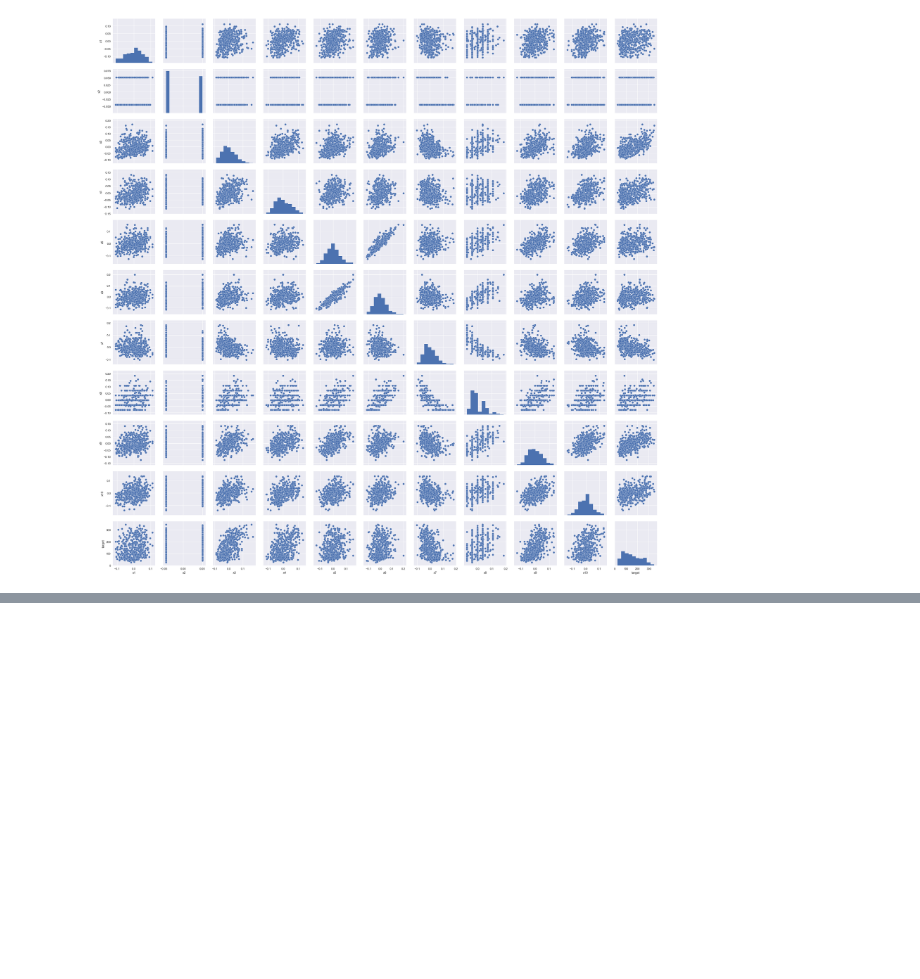
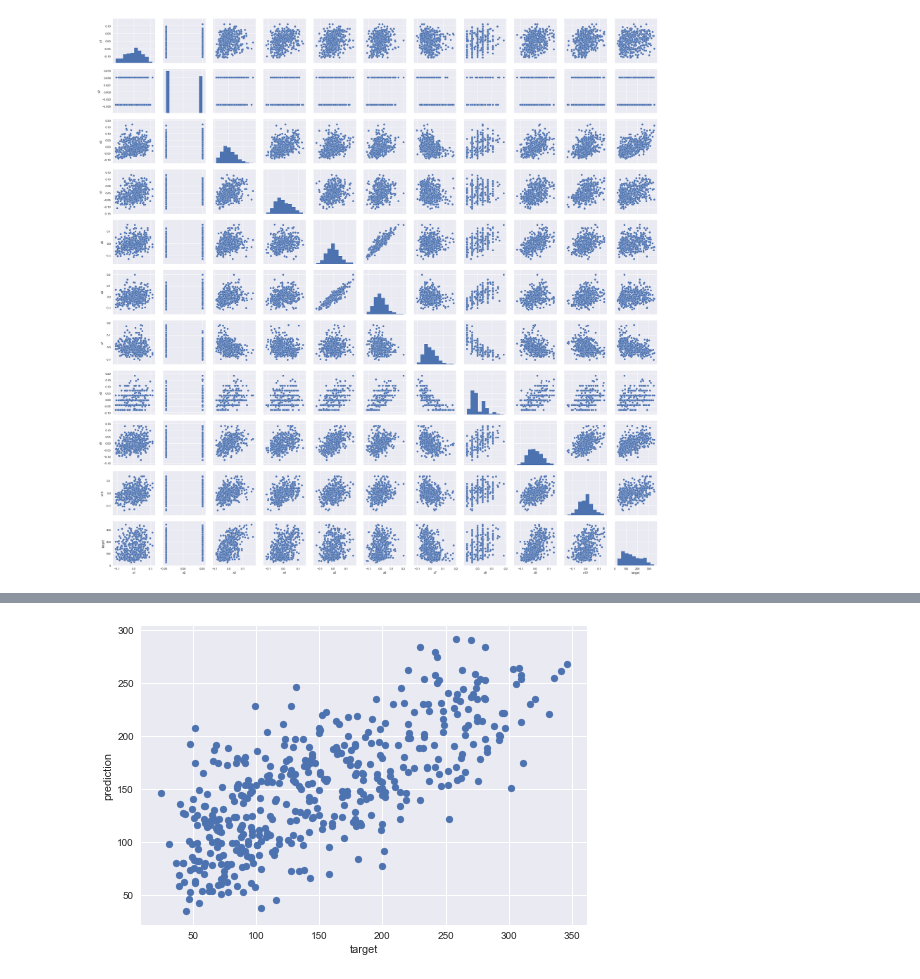
Before and after one commit to ehera2002/dss4_study, a Jupyter notebook: diabetes_regression.ipynb, the cells around one changed output, grey strips where cells are left out. Saved outputs shown, nothing was run; the diff lists cells and outputs as text; code cells hidden in the pictures; blank space fills up the shorter version.

```diff
--- a/diabetes_regression.ipynb
+++ b/diabetes_regression.ipynb
@@ -36,0 +54,8 @@ plt.show()
+# %%
+predictions = model_diabetes.predict(diabetes.data)
+plt.scatter(diabetes.target, predictions)
+plt.xlabel("target")
+plt.ylabel("prediction")
+plt.show()
+# %% [output]
+[figure, added]
```
Also changed, not shown: parts of 5 cells of this notebook, 2 other files.
